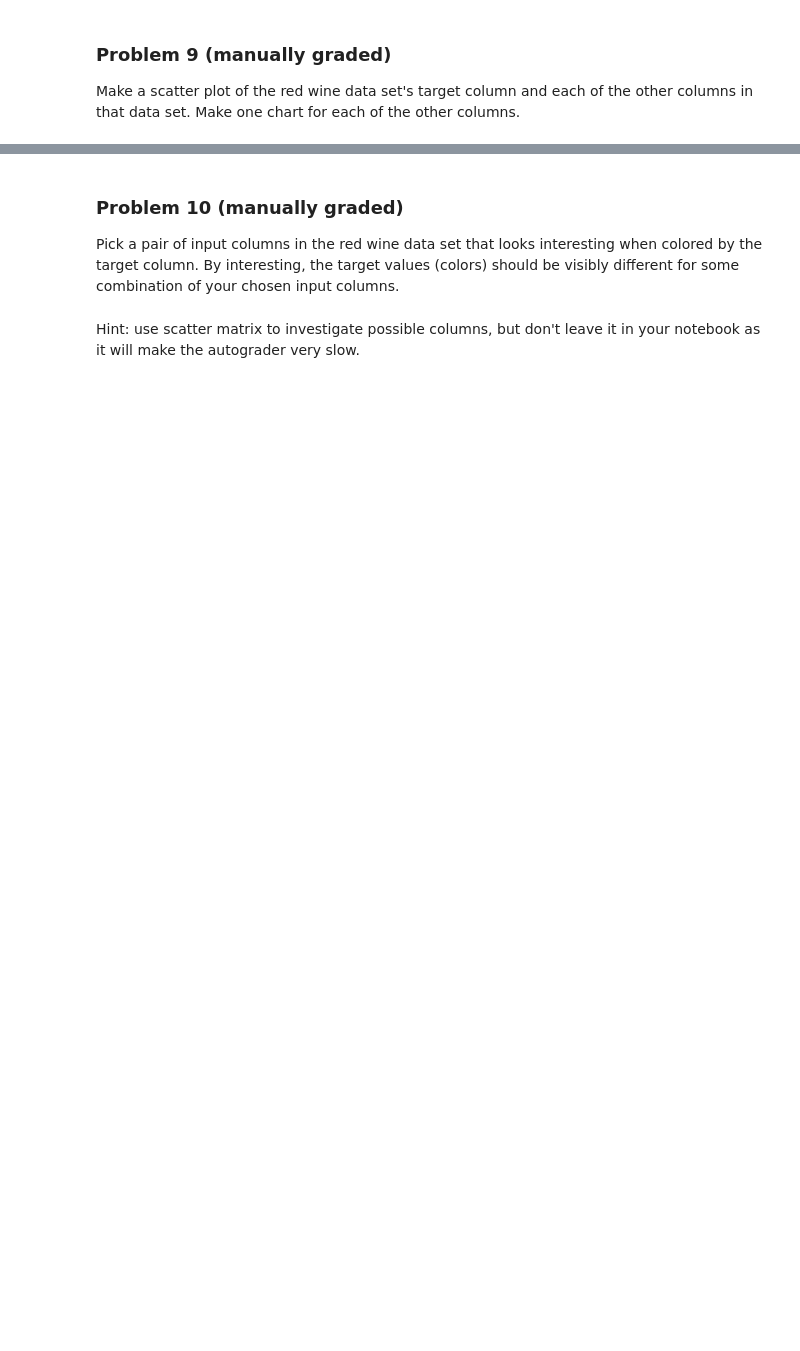
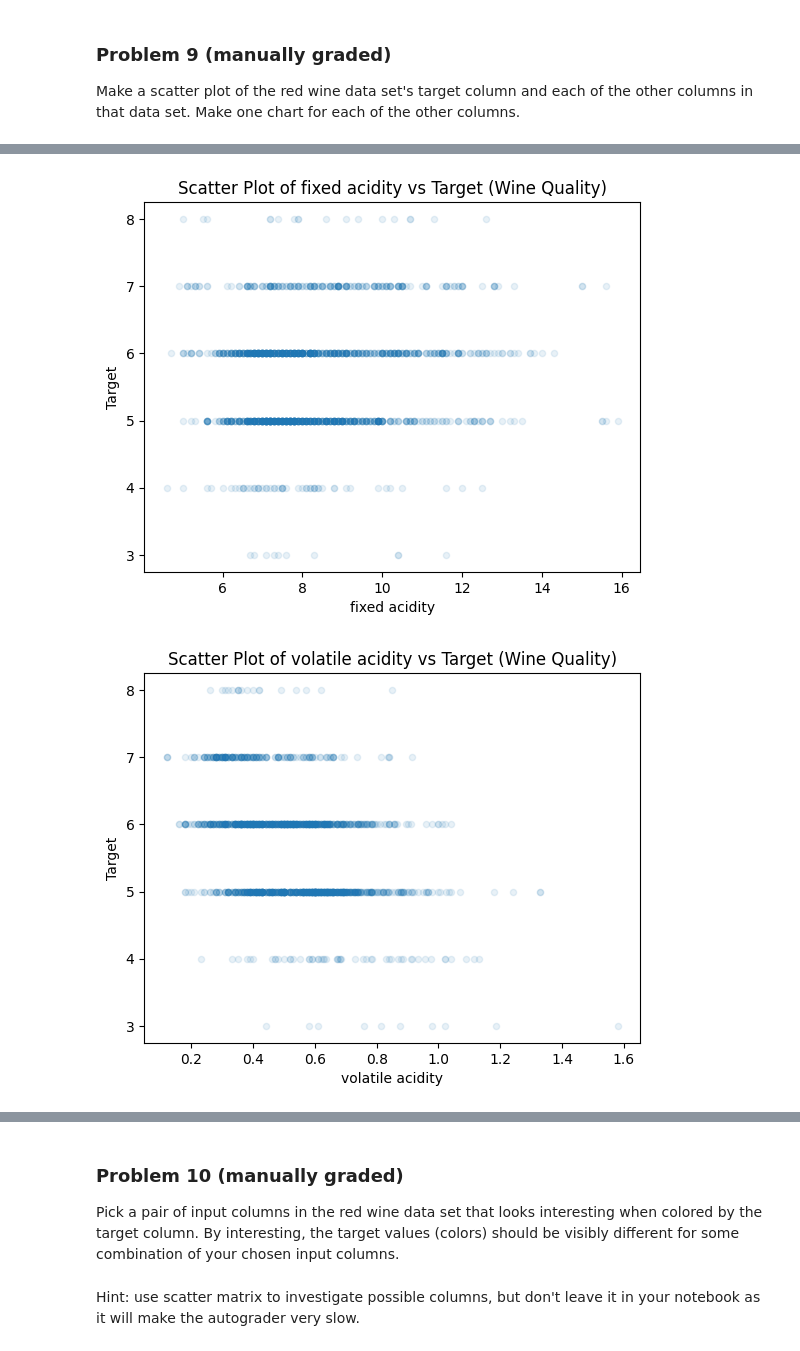
Before and after one commit to jasser-dh/dx602-homework-10, a Jupyter notebook: homework.ipynb, the cells around one changed output, grey strips where cells are left out. Drawn from its saved outputs; the diff is of its cells as text; code cells hidden in the pictures; blank space fills up the shorter version.

```diff
--- a/homework.ipynb
+++ b/homework.ipynb
@@ -220,0 +246,15 @@ Ellipsis
+# %%
+# YOUR CHANGES HERE
+
+for c in red_wine.columns:
+    if c == "target":
+        continue
+
+    red_wine.plot.scatter(c, "target", alpha=0.1)
+    plt.xlabel(c)
+    plt.ylabel("Target")
+    plt.title(f"Scatter Plot of {c} vs Target (Wine Quality)")
+    plt.show()
+# %% [output]
+[figure, added]
+[figure, added]
```
Also changed, not shown: parts of 11 cells of this notebook.
